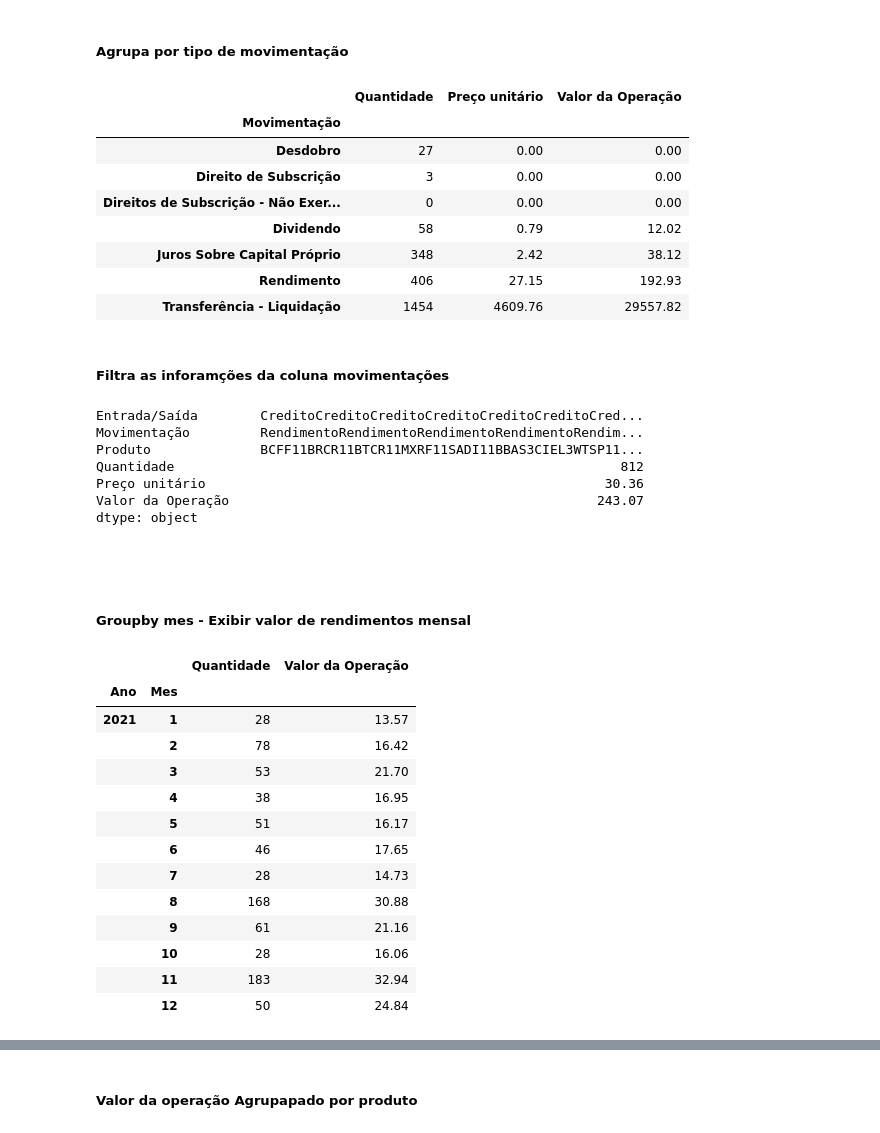
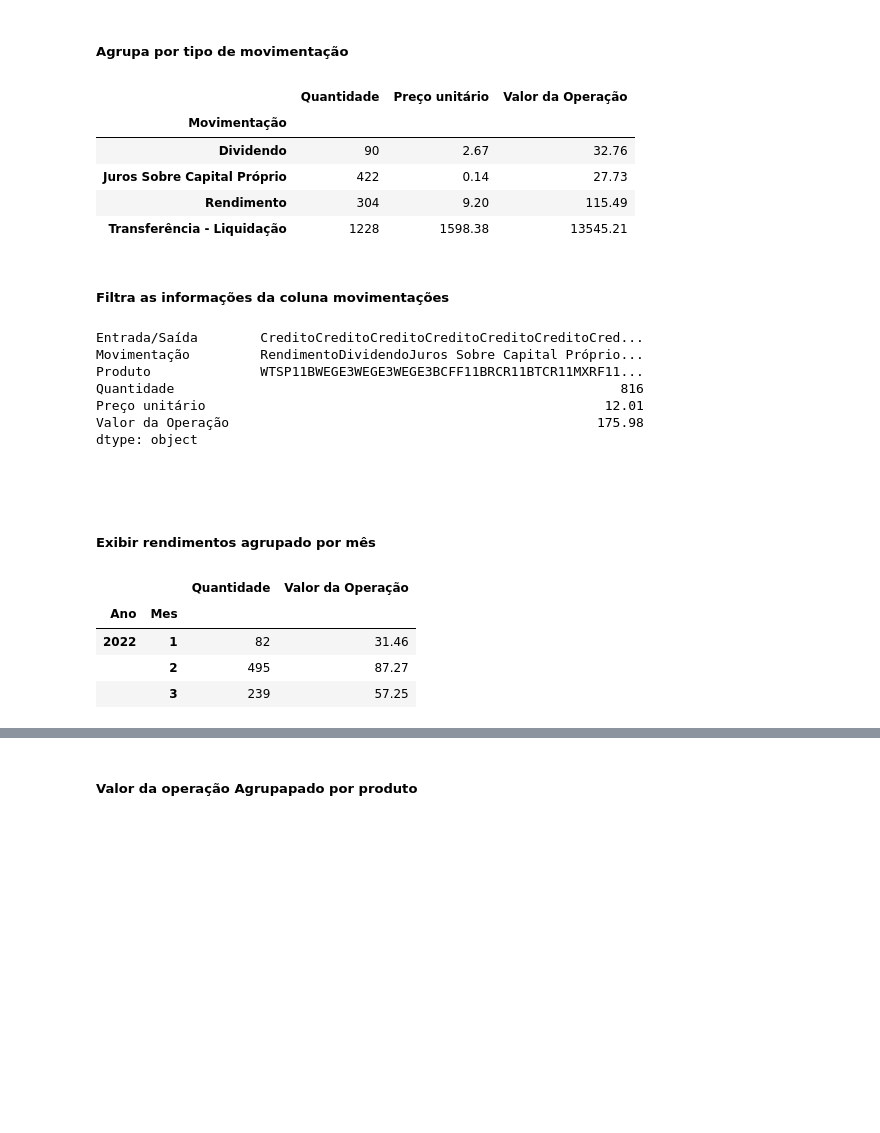
Before and after one commit to CarmoPJunior/Python-Estudos, a Jupyter notebook: analise_B3_Panda/Untitled.ipynb, the cells around one changed output, grey strips where cells are left out. Cells and saved outputs as stored; diff of their text form; code cells hidden in the pictures; blank space fills up the shorter version.

```diff
--- a/analise_B3_Panda/Untitled.ipynb
+++ b/analise_B3_Panda/Untitled.ipynb
@@ -15,7 +15,7 @@ pd.__version__
 # %% [markdown]
 ##### Carrega o Arquivo
 # %%
-df = pd.read_excel('movimentacao-2021-12-19-02-00-08.xlsx', sheet_name="Movimentação")
+df = pd.read_excel('movimentacao-2022_ate_29_04.xlsx', sheet_name="Movimentação")
 # %% [markdown]
 ##### Exibe as linhas do arquivo
 # %%
@@ -125,47 +110,35 @@ df_sum_Movimentacao
 # %% [output]
 |  | Quantidade | Preço unitário | Valor da Operação |
 | Movimentação |  |  |  |
-| Desdobro | 27 | 0.00 | 0.00 |
-| Direito de Subscrição | 3 | 0.00 | 0.00 |
-| Direitos de Subscrição - Não Exer... | 0 | 0.00 | 0.00 |
-| Dividendo | 58 | 0.79 | 12.02 |
-| Juros Sobre Capital Próprio | 348 | 2.42 | 38.12 |
-| Rendimento | 406 | 27.15 | 192.93 |
-| Transferência - Liquidação | 1454 | 4609.76 | 29557.82 |
+| Dividendo | 90 | 2.67 | 32.76 |
+| Juros Sobre Capital Próprio | 422 | 0.14 | 27.73 |
+| Rendimento | 304 | 9.20 | 115.49 |
+| Transferência - Liquidação | 1228 | 1598.38 | 13545.21 |
 # %% [markdown]
-##### Filtra as inforamções da coluna movimentações
+##### Filtra as informações da coluna movimentações
 # %%
-tipos_movimentacoes = ['Juros Sobre Capital Próprio','Rendimento', 'Dividendo']
-df_filter_movimentacao = df[df['Movimentação'].isin(tipos_movimentacoes)]
-print(df_filter_movimentacao.sum());
+types_incomes = ['Juros Sobre Capital Próprio','Rendimento', 'Dividendo']
+df_income_only = df[df['Movimentação'].isin(types_incomes)]
+print(df_income_only.sum());
 # %% [output]
 Entrada/Saída        CreditoCreditoCreditoCreditoCreditoCreditoCred...
-Movimentação         RendimentoRendimentoRendimentoRendimentoRendim...
-Produto              BCFF11BRCR11BTCR11MXRF11SADI11BBAS3CIEL3WTSP11...
-Quantidade                                                         812
-Preço unitário                                                   30.36
-Valor da Operação                                               243.07
+Movimentação         RendimentoDividendoJuros Sobre Capital Próprio...
+Produto              WTSP11BWEGE3WEGE3WEGE3BCFF11BRCR11BTCR11MXRF11...
+Quantidade                                                         816
+Preço unitário                                                   12.01
+Valor da Operação                                               175.98
 dtype: object
 # %% [markdown]
 ##
 # %% [markdown]
-##### Groupby mes - Exibir valor de rendimentos mensal
+##### Exibir rendimentos agrupado por mês
 # %%
-colunas_exibir = ['Data', 'Quantidade', 'Valor da Operação']
-df_filter_movimentacao.groupby([df['Data'].dt.year.rename('Ano'), df['Data'].dt.month.rename('Mes')])[colunas_exibir].sum()
+show_columns = ['Data', 'Quantidade', 'Valor da Operação']
+df_income_only.groupby([df['Data'].dt.year.rename('Ano'), df['Data'].dt.month.rename('Mes')])[show_columns].sum()
 # %% [output]
 |  |  | Quantidade | Valor da Operação |
 | Ano | Mes |  |  |
-| 2021 | 1 | 28 | 13.57 |
-|  | 2 | 78 | 16.42 |
-|  | 3 | 53 | 21.70 |
-|  | 4 | 38 | 16.95 |
-|  | 5 | 51 | 16.17 |
-|  | 6 | 46 | 17.65 |
-|  | 7 | 28 | 14.73 |
-|  | 8 | 168 | 30.88 |
-|  | 9 | 61 | 21.16 |
-|  | 10 | 28 | 16.06 |
-|  | 11 | 183 | 32.94 |
-|  | 12 | 50 | 24.84 |
+| 2022 | 1 | 82 | 31.46 |
+|  | 2 | 495 | 87.27 |
+|  | 3 | 239 | 57.25 |
 # %% [markdown]
```
Also changed, not shown: parts of 18 cells of this notebook, 5 other files.
